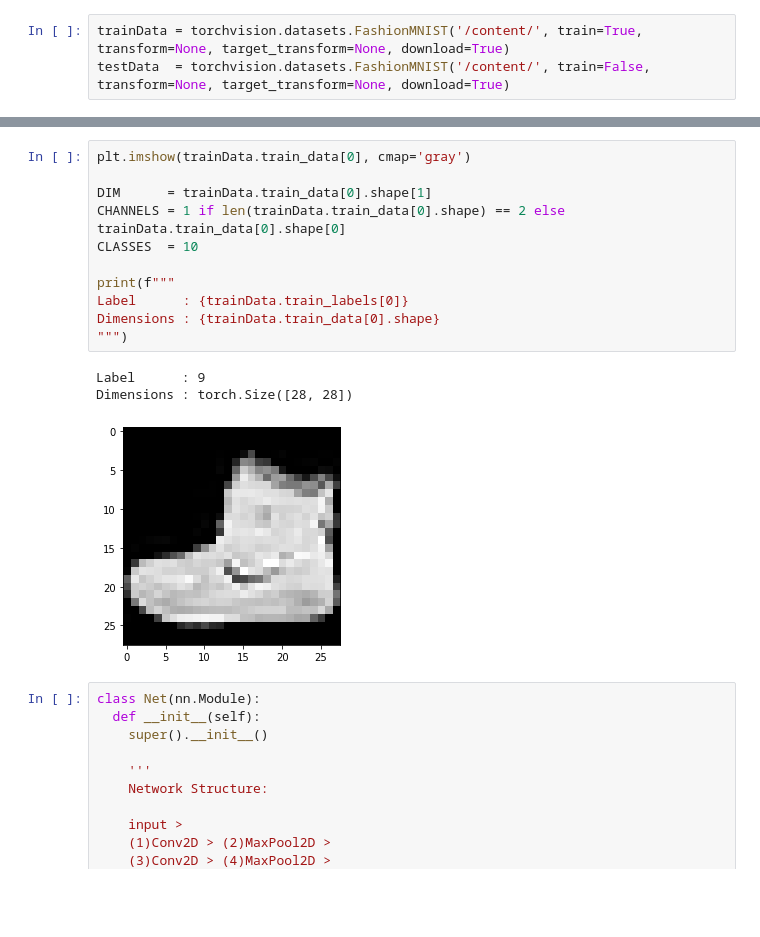
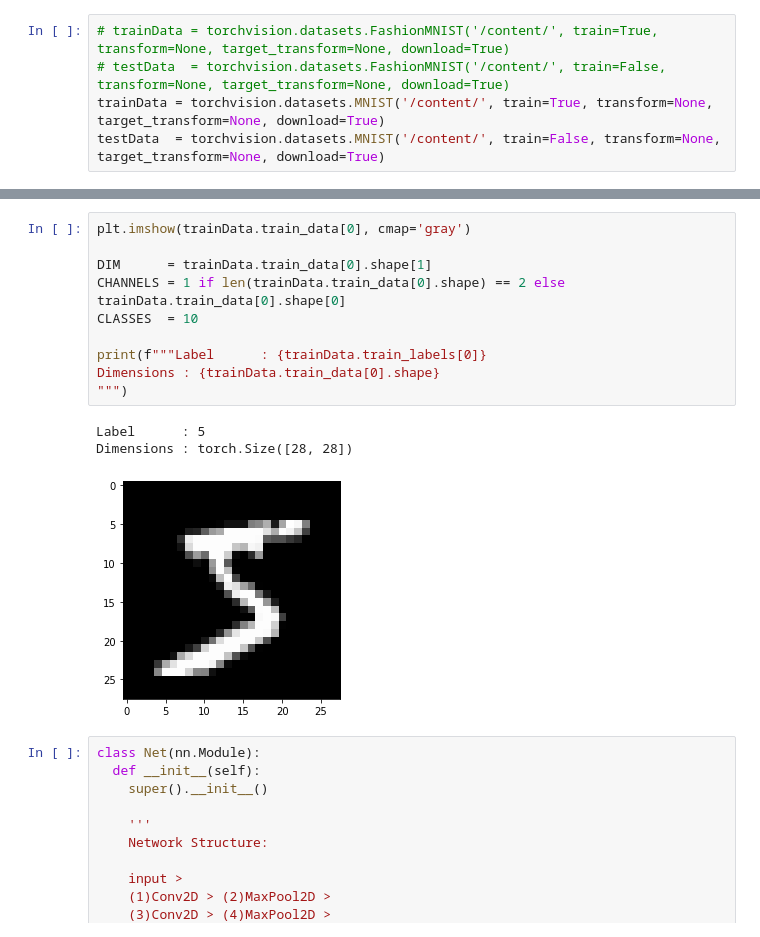
Before and after one commit to ParthikB/siamese, a Jupyter notebook: siamese.ipynb, the cells around one changed output, grey strips where cells are left out. Cells and saved outputs as stored; diff of their text form; blank space fills up the shorter version.

```diff
--- a/siamese.ipynb
+++ b/siamese.ipynb
@@ -23,5 +23,7 @@ print(f'Running on : {running}')
 # %% [output]
 Running on : GPU
 # %%
-trainData = torchvision.datasets.FashionMNIST('/content/', train=True, transform=None, target_transform=None, download=True)
-testData  = torchvision.datasets.FashionMNIST('/content/', train=False, transform=None, target_transform=None, download=True)
+# trainData = torchvision.datasets.FashionMNIST('/content/', train=True, transform=None, target_transform=None, download=True)
+# testData  = torchvision.datasets.FashionMNIST('/content/', train=False, transform=None, target_transform=None, download=True)
+trainData = torchvision.datasets.MNIST('/content/', train=True, transform=None, target_transform=None, download=True)
+testData  = torchvision.datasets.MNIST('/content/', train=False, transform=None, target_transform=None, download=True)
@@ -28,18 +41,17 @@ testData  = torchvision.datasets.FashionMNIST('/content/', train=False, transfor
 # %%
 plt.imshow(trainData.train_data[0], cmap='gray')
 
 DIM      = trainData.train_data[0].shape[1]
 CHANNELS = 1 if len(trainData.train_data[0].shape) == 2 else trainData.train_data[0].shape[0]
 CLASSES  = 10
 
-print(f"""
-Label      : {trainData.train_labels[0]}
+print(f"""Label      : {trainData.train_labels[0]}
 Dimensions : {trainData.train_data[0].shape}
 """)
 # %% [output]
-Label      : 9
+Label      : 5
 Dimensions : torch.Size([28, 28])
-[figure, old version]
+[figure, new version]
 # %%
 class Net(nn.Module):
   def __init__(self):
```
Also changed, not shown: parts of 4 cells of this notebook.
